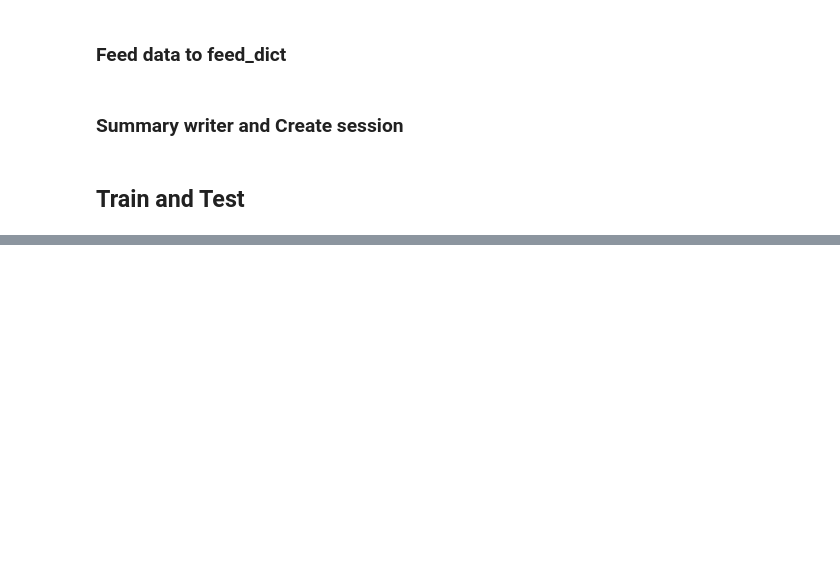
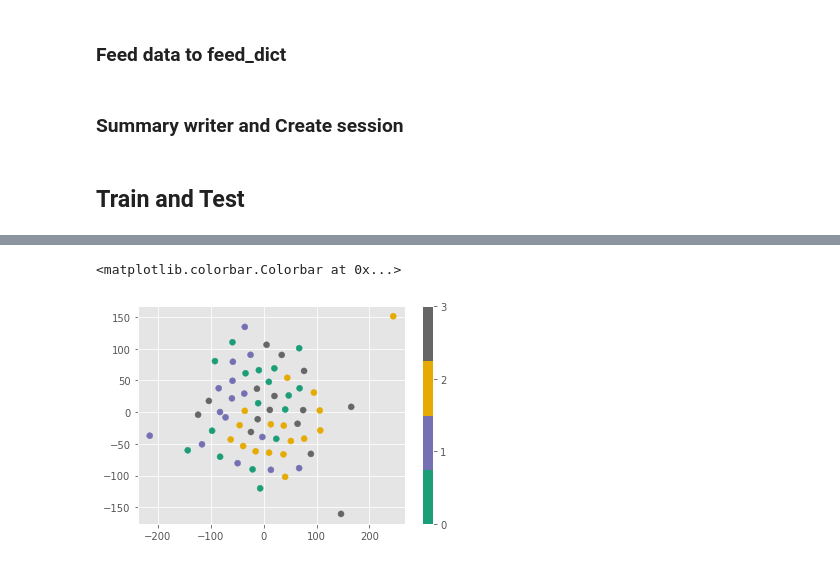
Before and after one commit to DigitalNegatives/DataScience-Celebrity-Image-Classification, a Jupyter notebook: 01_celeb_base/main.ipynb, the cells around one changed output, grey strips where cells are left out. Saved outputs shown, nothing was run; the diff lists cells and outputs as text; code cells hidden in the pictures; blank space fills up the shorter version.

```diff
--- a/01_celeb_base/main.ipynb
+++ b/01_celeb_base/main.ipynb
@@ -344,0 +410,6 @@ Test Results by Class
+# %%
+plt.scatter(lowDWeights[:,0], lowDWeights[:,1], c = y_target_idx, cmap=plt.cm.get_cmap('Dark2', n_classes))
+plt.colorbar(ticks=range(n_classes))
+# %% [output]
+<matplotlib.colorbar.Colorbar at 0x...>
+[figure, added]
```
Also changed, not shown: parts of 25 cells of this notebook.
